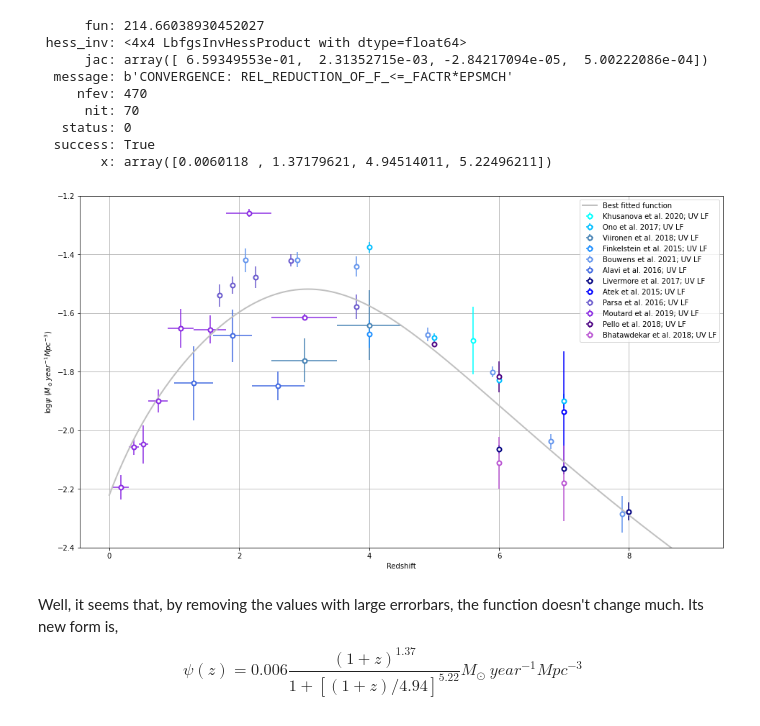
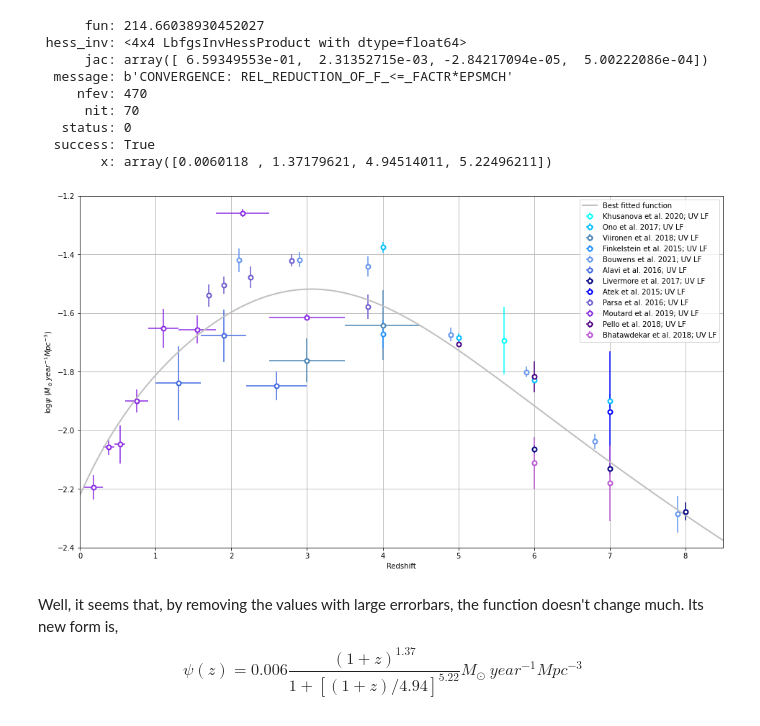
Before and after one commit to Jayshil/csfrd, a Jupyter notebook: Results/res1.ipynb, the cells around one changed output. Drawn from its saved outputs; the diff is of its cells as text; code cells hidden in the pictures.

```diff
--- a/Results/res1.ipynb
+++ b/Results/res1.ipynb
@@ -200,32 +201,33 @@ soln1
 # %%
 best_fit_fun1 = psi_new(znew, *soln1.x)
 log_best_fit1 = np.log10(best_fit_fun1)
 
 plt.figure(figsize=(16,9))
 plt.plot(znew, log_best_fit1, label='Best fitted function', lw=2, c='silver')
 
 # Plotting Data
 for i in range(len(ppr_uv)):
     zc_uv, zp, zn, lg_sf, lg_sfe = np.array([]), np.array([]), np.array([]), np.array([]), np.array([])
     for j in range(len(ppr_uv1)):
         if ppr_uv1[j] == ppr_uv[i]:
             zc_uv = np.hstack((zc_uv, zcen_uv[j]))
             lg_sf = np.hstack((lg_sf, log_sfrd_uv[j]))
             lg_sfe = np.hstack((lg_sfe, log_sfrd_uv_err[j]))
             zp = np.hstack((zp, zup[j]))
             zn = np.hstack((zn, zdo[j]))
     if ppr_uv[i] == 'Hagen_et_al._2015':
         continue
     else:
         plt.errorbar(zc_uv, lg_sf, xerr=[zn, zp], yerr=lg_sfe, c=cols[i], label=ppr_uv[i].replace('_',' ') + '; UV LF', fmt='o', mfc='white', mew=2)
 
 plt.xlabel('Redshift')
 plt.ylabel(r'$\log{\psi}$ ($M_\odot year^{-1} Mpc^{-3}$)')
 plt.ylim([-2.4, -1.2])
+plt.xlim([0, 8.5])
 plt.legend(loc='best')
 plt.grid()
 # %% [output]
-[figure, old version]
+[figure, new version]
 # %% [markdown]
 Well, it seems that, by removing the values with large errorbars, the function doesn't change much. Its new form is,
 $$ \psi(z) = 0.006 \frac{(1+z)^{1.37}}{1 + [(1+z)/4.94]^{5.22}} M_\odot \ year^{-1} Mpc^{-3}$$
```
Also changed, not shown: parts of 1 cell of this notebook.
